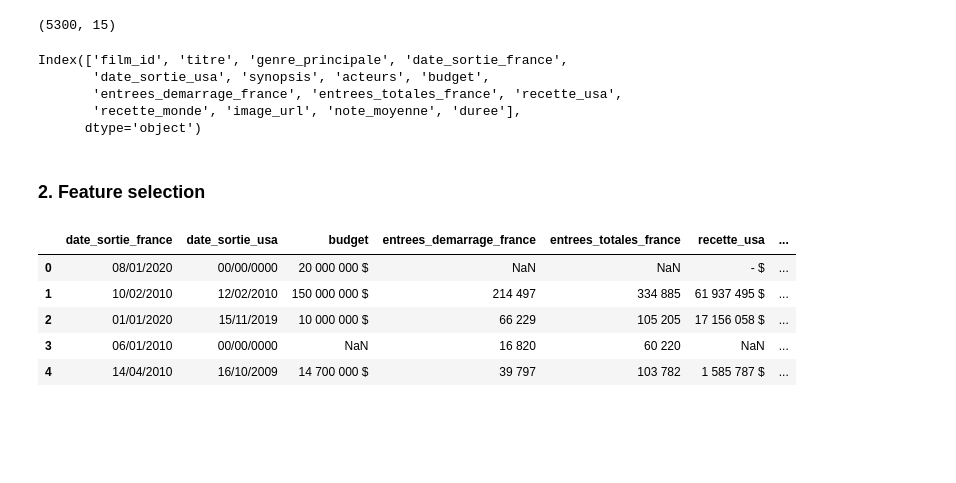
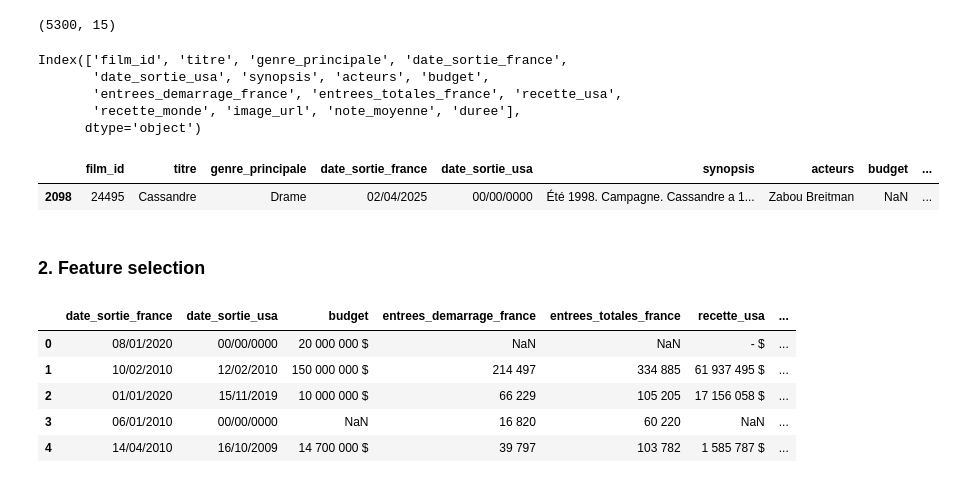
Before and after one commit to MichAdebayo/new-is-always-better, a Jupyter notebook: django/first_model_preparation.ipynb, the cells around one changed output. Cells and saved outputs as stored; diff of their text form; code cells hidden in the pictures; blank space fills up the shorter version.

```diff
--- a/django/first_model_preparation.ipynb
+++ b/django/first_model_preparation.ipynb
@@ -23,6 +23,11 @@ Index(['film_id', 'titre', 'genre_principale', 'date_sortie_france',
        'entrees_demarrage_france', 'entrees_totales_france', 'recette_usa',
        'recette_monde', 'image_url', 'note_moyenne', 'duree'],
       dtype='object')
+# %%
+original_data[original_data["titre"] == "Cassandre"]
+# %% [output]
+|  | film_id | titre | genre_principale | date_sortie_france | date_sortie_usa | synopsis | acteurs | budget | ... |
+| 2098 | 24495 | Cassandre | Drame | 02/04/2025 | 00/00/0000 | Été 1998. Campagne. Cassandre a 1... | Zabou Breitman | NaN | ... |
 # %% [markdown]
 ### 2. Feature selection
 # %%
```
Also changed, not shown: parts of 3 cells of this notebook, 13 other files.
